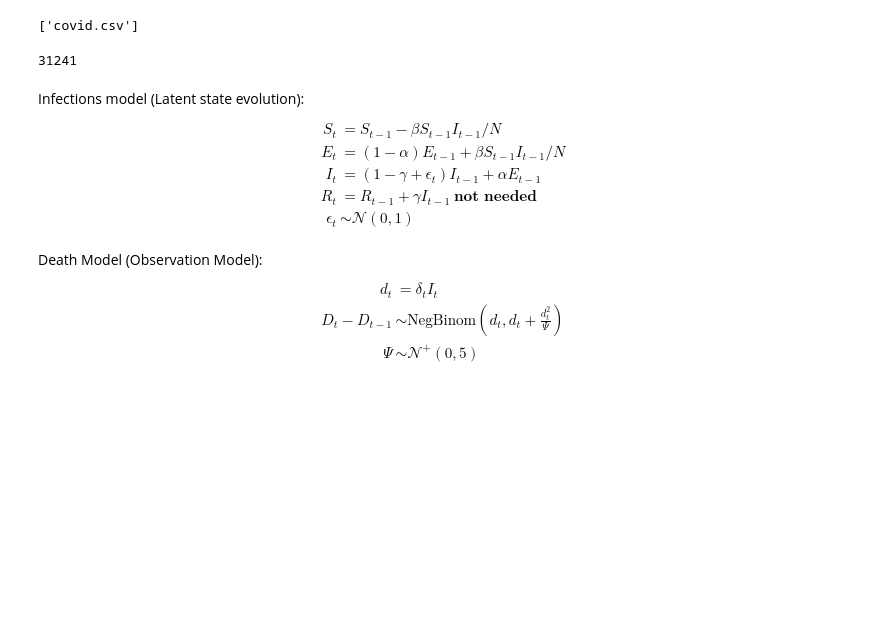
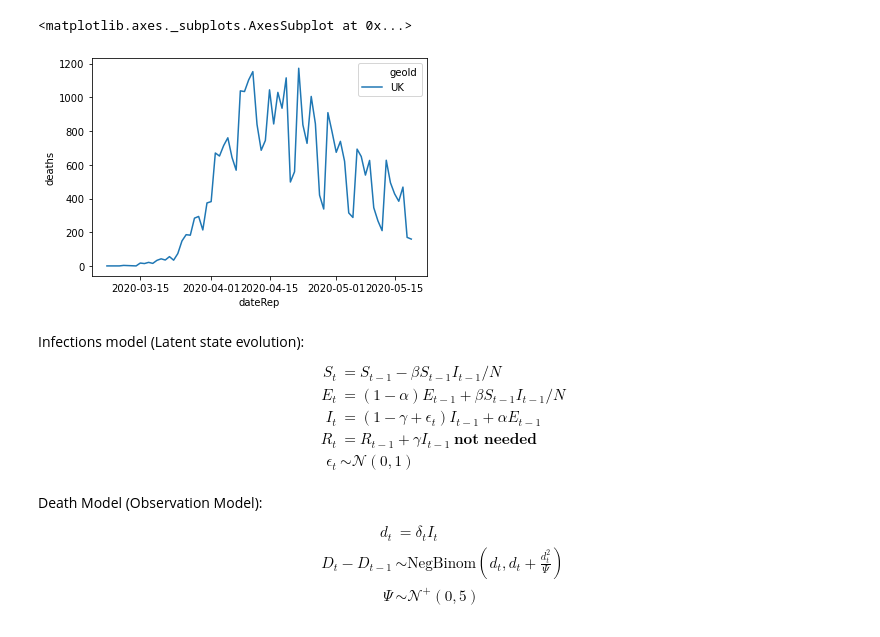
Before and after one commit to JTT94/filterflow, a Jupyter notebook: notebooks/examples/SEIR.ipynb, the cells around one changed output. Drawn from its saved outputs; the diff is of its cells as text; code cells hidden in the pictures; blank space fills up the shorter version.

```diff
--- a/notebooks/examples/SEIR.ipynb
+++ b/notebooks/examples/SEIR.ipynb
@@ -47,5 +41,0 @@ from filterflow.state_space_model import StateSpaceModel
-# %%
-data_dir = "../../data/covid"
-os.listdir(data_dir)
-# %% [output]
-['covid.csv']
@@ -54,7 +42,21 @@ df = pd.read_csv(os.path.join(data_dir, 'covid.csv'))
-# %%
-df.loc[df.geoId =='UK', 'deaths'].sum()
-# %% [output]
-31241
+# %%
+url = 'https://opendata.ecdc.europa.eu/covid19/casedistribution/csv'
+
+try:
+    df = pd.read_csv(url)
+except:
+    data_dir = "../../data/covid"
+    df = pd.read_csv(os.path.join(data_dir, 'covid.csv'))
+
+df = pd.read_csv(url)
+
+df.dateRep = pd.to_datetime(df.dateRep, dayfirst=True)
+df_clean = df.loc[(df.geoId.isin(['UK'])) & (df.deaths>0)].sort_values('dateRep')
+# %%
+seaborn.lineplot(data=df_clean, x='dateRep', y='deaths', hue='geoId')
+# %% [output]
+<matplotlib.axes._subplots.AxesSubplot at 0x...>
+[figure, added]
 # %% [markdown]
 Infections model (Latent state evolution):
 \begin{align}
```
Also changed, not shown: parts of 27 cells of this notebook.
